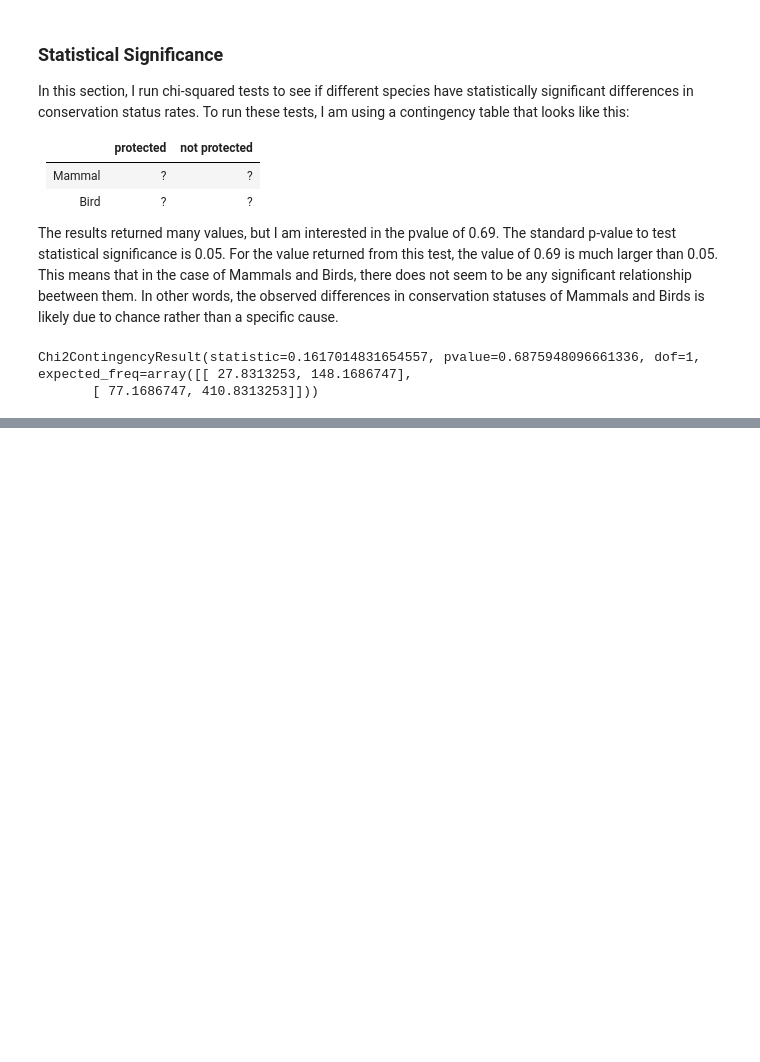
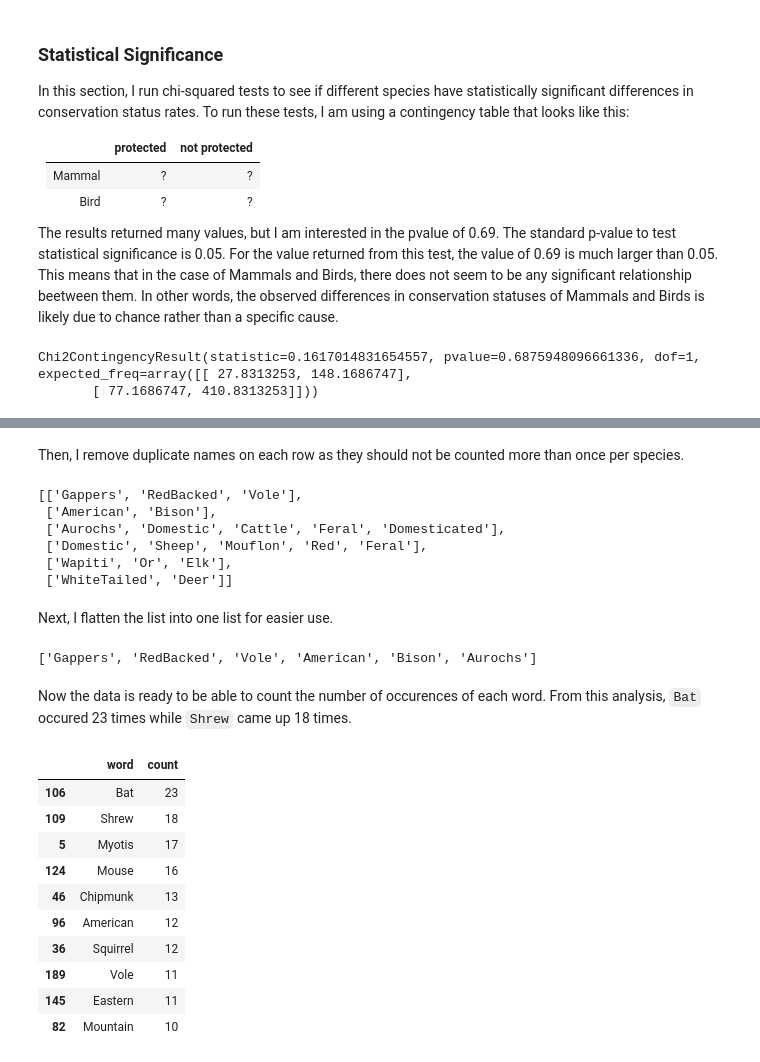
Before and after one commit to Testygen/Biodiversity-in-National-Parks, a Jupyter notebook: biodiversity.ipynb, the cells around one changed output, grey strips where cells are left out. Saved outputs shown, nothing was run; the diff lists cells and outputs as text; code cells hidden in the pictures; blank space fills up the shorter version.

```diff
--- a/biodiversity.ipynb
+++ b/biodiversity.ipynb
@@ -275,0 +295,24 @@ The next pair tests the difference between `Reptile` and `Mammal`.
+# %%
+import string
+
+# This function iterates over each punctuation character and replaces it with an empty string,
+# effectively removing it
+def remove_punctuations(text):
+    for punctuation in string.punctuation:
+        text = text.replace(punctuation, '')
+    return text
+
+
+def process_common_names(df, category):
+    filtered_df = df[df['category'] == category]
+    processed_names = []
+    for name in filtered_df['common_names']:
+        clean_name = remove_punctuations(name)
+        split_name = clean_name.split()
+        processed_names.append(split_name)
+    return processed_names
+
+# Look at the common names for mammals
+common_names = process_common_names(species, 'Mammal')
+
+common_names[:6]
@@ -275,0 +332,47 @@ The next pair tests the difference between `Reptile` and `Mammal`.
+# %% [markdown]
+Then, I remove duplicate names on each row as they should not be counted more than once per species.
+# %%
+clean_rows = []
+
+for item in common_names:
+    item = list(dict.fromkeys(item))
+    clean_rows.append(item)
+
+clean_rows[:6]
+# %% [output]
+[['Gappers', 'RedBacked', 'Vole'],
+ ['American', 'Bison'],
+ ['Aurochs', 'Domestic', 'Cattle', 'Feral', 'Domesticated'],
+ ['Domestic', 'Sheep', 'Mouflon', 'Red', 'Feral'],
+ ['Wapiti', 'Or', 'Elk'],
+ ['WhiteTailed', 'Deer']]
+# %% [markdown]
+Next, I flatten the list into one list for easier use.
+# %%
+res = [item for sublist in clean_rows for item in sublist]
+
+res[:6]
+# %% [output]
+['Gappers', 'RedBacked', 'Vole', 'American', 'Bison', 'Aurochs']
+# %% [markdown]
+Now the data is ready to be able to count the number of occurences of each word. From this analysis, `Bat` occured 23 times while `Shrew` came up 18 times.
+# %%
+count_of_words = []
+
+for i in res:
+    x = res.count(i)
+    count_of_words.append((i, x))
+
+pd.DataFrame(set(count_of_words), columns=['word', 'count']).sort_values("count", ascending=False).head(10)
+# %% [output]
+|  | word | count |
+| 106 | Bat | 23 |
+| 109 | Shrew | 18 |
+| 5 | Myotis | 17 |
+| 124 | Mouse | 16 |
+| 46 | Chipmunk | 13 |
+| 96 | American | 12 |
+| 36 | Squirrel | 12 |
+| 189 | Vole | 11 |
+| 145 | Eastern | 11 |
+| 82 | Mountain | 10 |
```
Also changed, not shown: parts of 10 cells of this notebook.
